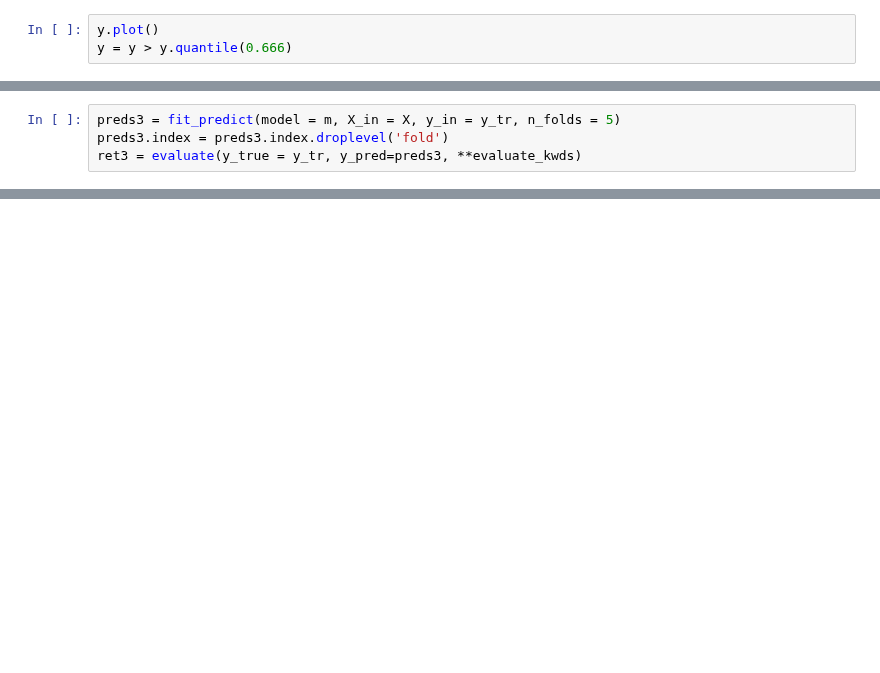
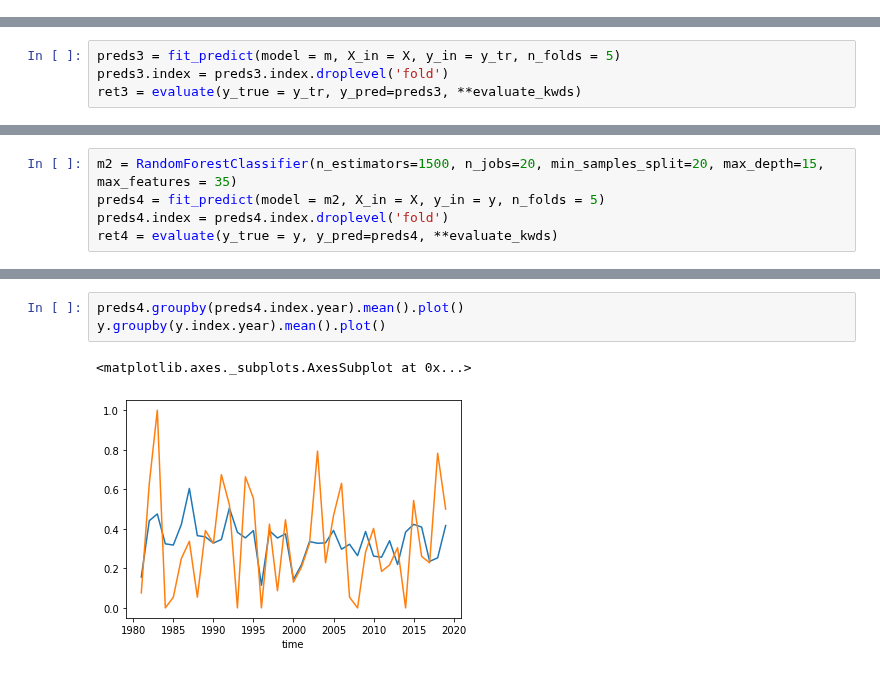
Before and after one commit to chiemvs/Weave, a Jupyter notebook: notebooks/Classifier_skills.ipynb, the cells around one changed output, grey strips where cells are left out. Saved outputs shown, nothing was run; the diff lists cells and outputs as text; blank space fills up the shorter version.

```diff
--- a/notebooks/Classifier_skills.ipynb
+++ b/notebooks/Classifier_skills.ipynb
@@ -244,3 +246,0 @@ y_tr.plot()
-# %%
-y.plot()
-y = y > y.quantile(0.666)
@@ -316,0 +321,5 @@ y_tr.groupby(y_tr.index.year).mean().plot()
+# %%
+m2 = RandomForestClassifier(n_estimators=1500, n_jobs=20, min_samples_split=20, max_depth=15, max_features = 35)
+preds4 = fit_predict(model = m2, X_in = X, y_in = y, n_folds = 5)
+preds4.index = preds4.index.droplevel('fold')
+ret4 = evaluate(y_true = y, y_pred=preds4, **evaluate_kwds)
@@ -316,0 +332,6 @@ y_tr.groupby(y_tr.index.year).mean().plot()
+# %%
+preds4.groupby(preds4.index.year).mean().plot()
+y.groupby(y.index.year).mean().plot()
+# %% [output]
+<matplotlib.axes._subplots.AxesSubplot at 0x...>
+[figure, added]
```
Also changed, not shown: parts of 44 cells of this notebook.
